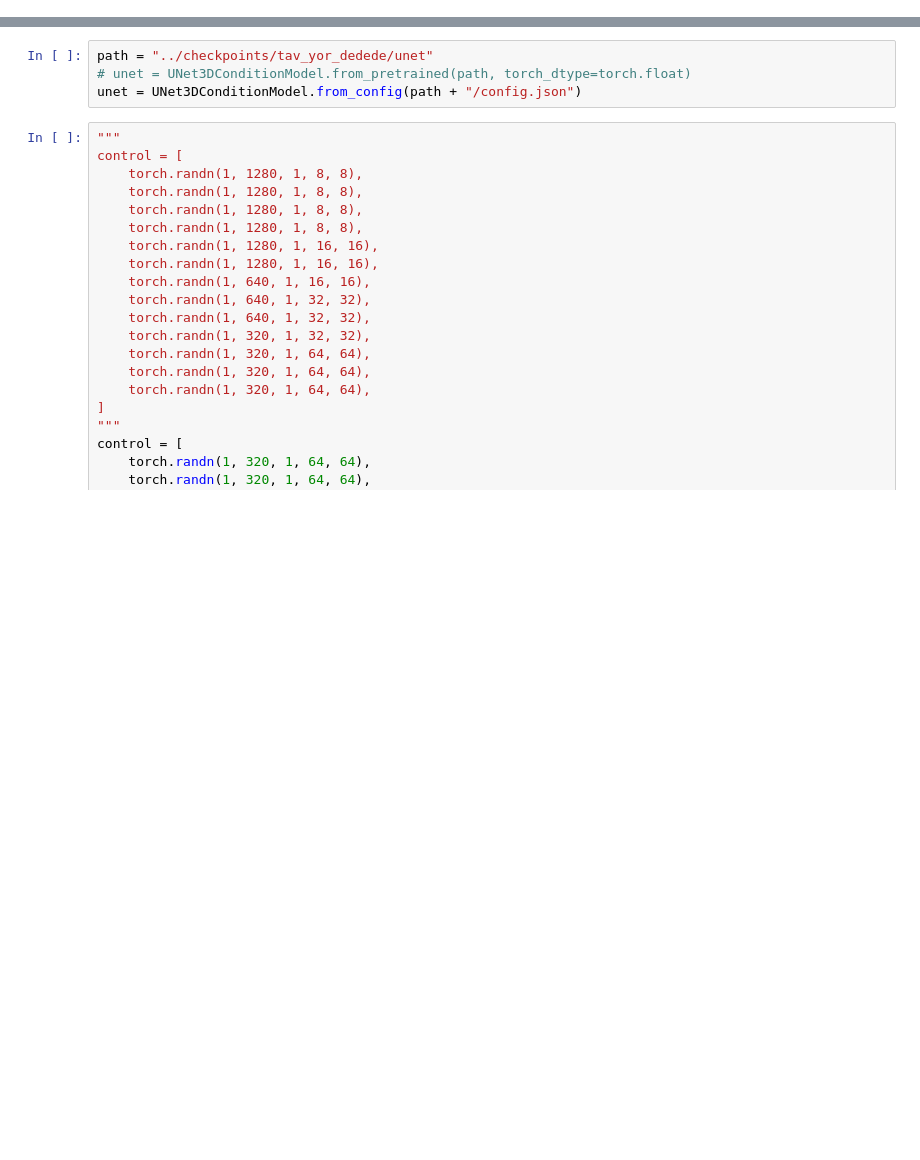
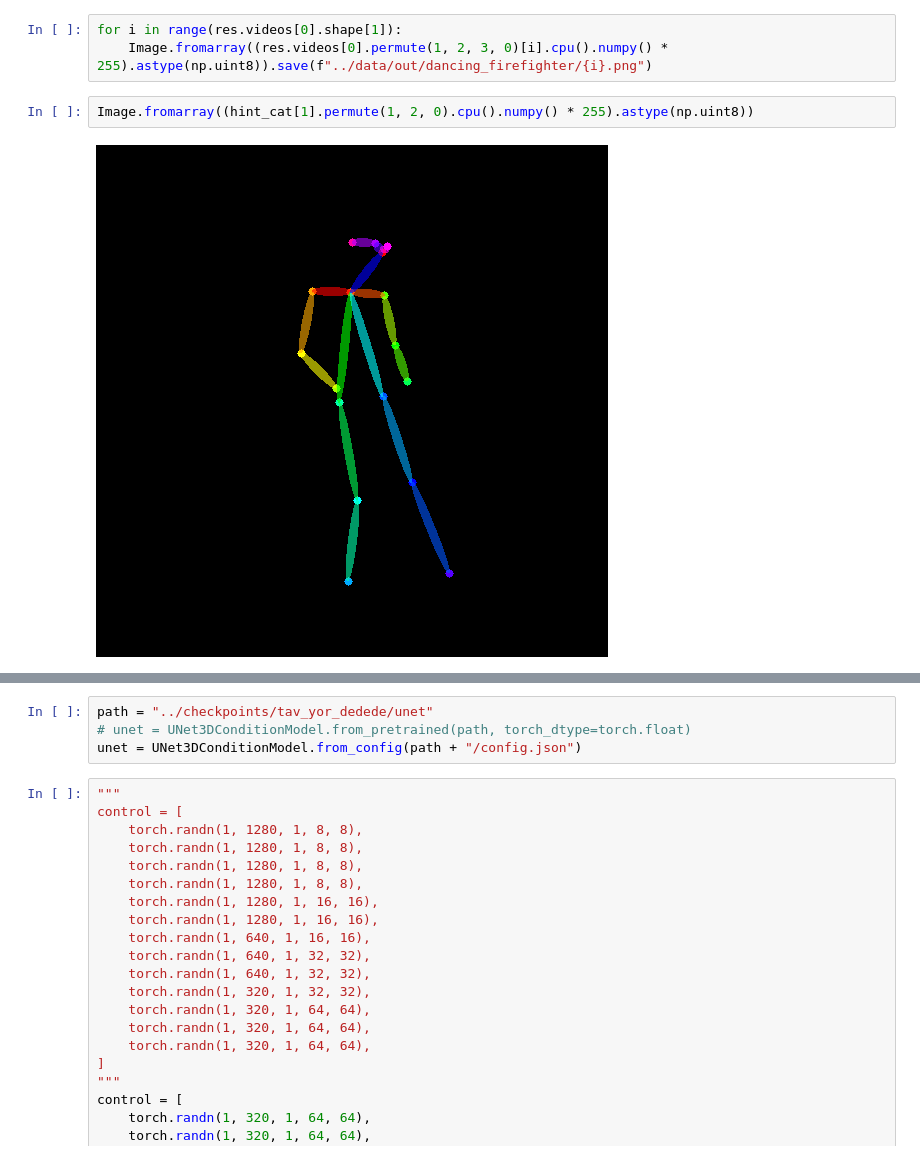
Before and after one commit to IzumiSatoshi/Tune-A-Video, a Jupyter notebook: notebooks/controlnet.ipynb, the cells around one changed output, grey strips where cells are left out. Cells and saved outputs as stored; diff of their text form; blank space fills up the shorter version.

```diff
--- a/notebooks/controlnet.ipynb
+++ b/notebooks/controlnet.ipynb
@@ -68,0 +155,7 @@ Image.fromarray((res.videos[0].permute(1, 2, 3, 0).squeeze(0).cpu().numpy() * 25
+# %%
+for i in range(res.videos[0].shape[1]):
+    Image.fromarray((res.videos[0].permute(1, 2, 3, 0)[i].cpu().numpy() * 255).astype(np.uint8)).save(f"../data/out/dancing_firefighter/{i}.png")
+# %%
+Image.fromarray((hint_cat[1].permute(1, 2, 0).cpu().numpy() * 255).astype(np.uint8))
+# %% [output]
+[figure, added]
```
Also changed, not shown: parts of 26 cells of this notebook, 2 other files.
